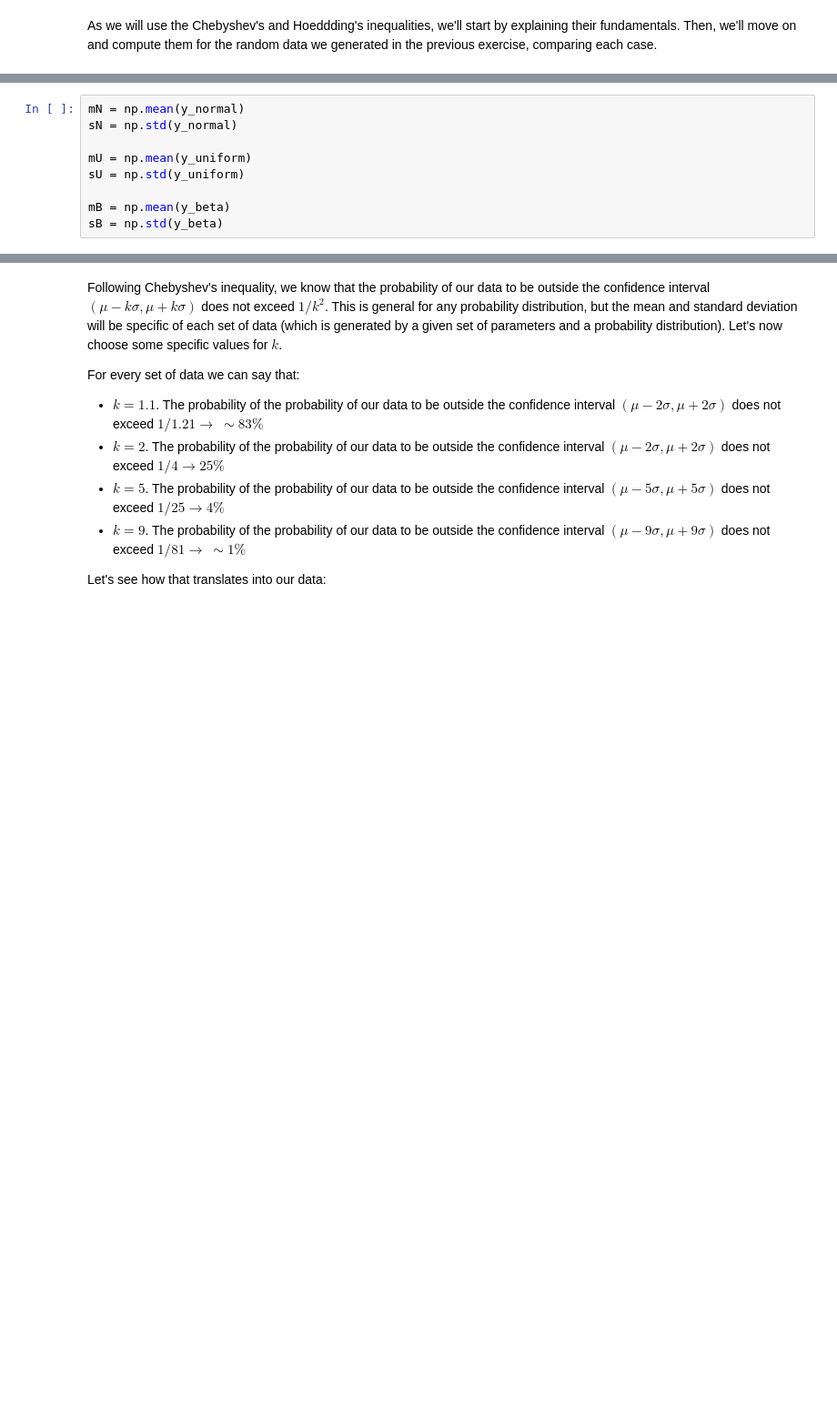
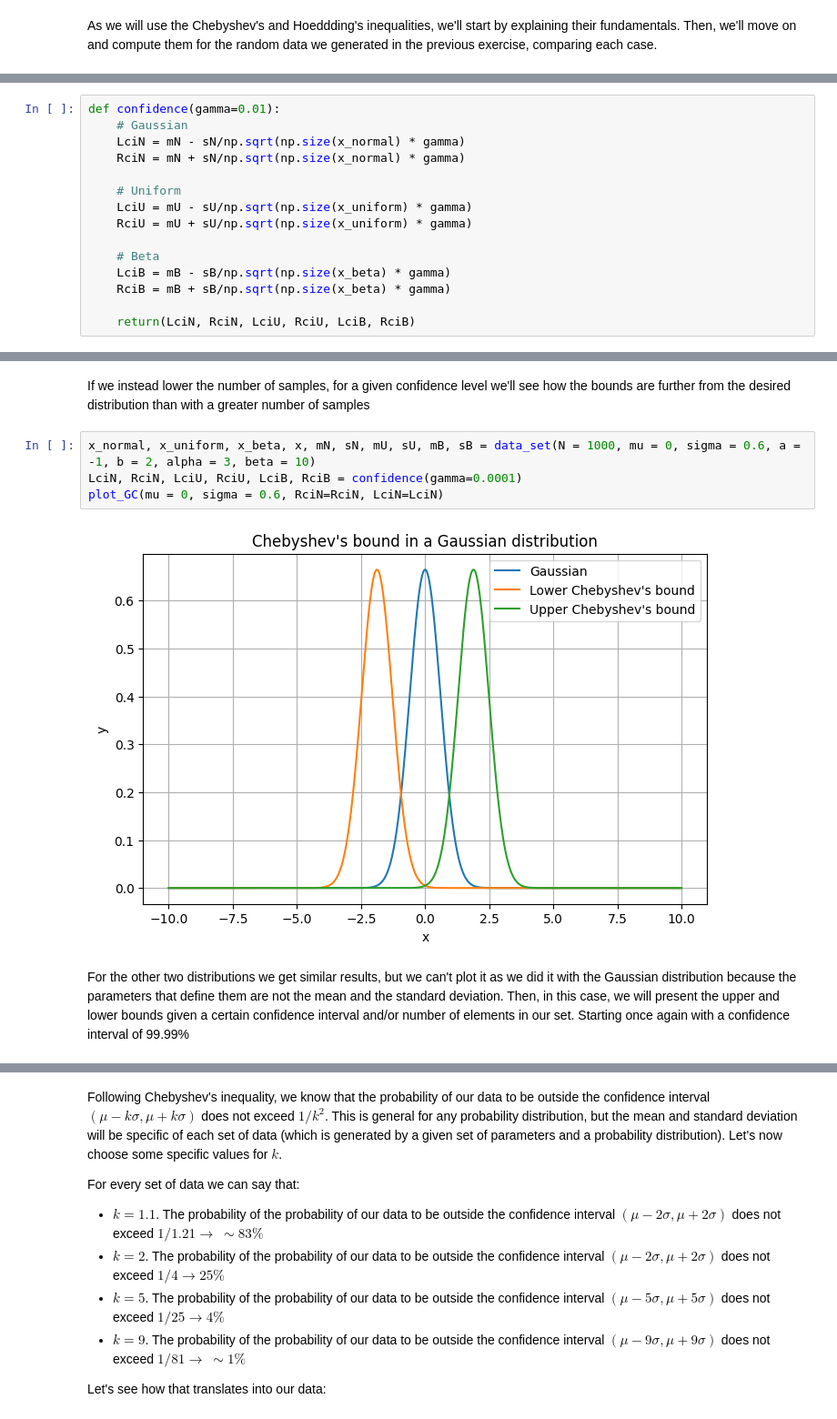
Before and after one commit to g1nj0L/AAQL_2025, a Jupyter notebook: problemes/problem_1.ipynb, the cells around one changed output, grey strips where cells are left out. Shown at 91% size. Cells and saved outputs as stored; diff of their text form; blank space fills up the shorter version.

```diff
--- a/problemes/problem_1.ipynb
+++ b/problemes/problem_1.ipynb
@@ -97,9 +107,0 @@ Compute its mean and standard deviation (for the Chebyshev's inequality):
-# %%
-mN = np.mean(y_normal)
-sN = np.std(y_normal)
-
-mU = np.mean(y_uniform)
-sU = np.std(y_uniform)
-
-mB = np.mean(y_beta)
-sB = np.std(y_beta)
@@ -105,0 +112,15 @@ sB = np.std(y_beta)
+# %%
+def confidence(gamma=0.01):
+    # Gaussian
+    LciN = mN - sN/np.sqrt(np.size(x_normal) * gamma)
+    RciN = mN + sN/np.sqrt(np.size(x_normal) * gamma)
+
+    # Uniform
+    LciU = mU - sU/np.sqrt(np.size(x_uniform) * gamma)
+    RciU = mU + sU/np.sqrt(np.size(x_uniform) * gamma)
+
+    # Beta
+    LciB = mB - sB/np.sqrt(np.size(x_beta) * gamma)
+    RciB = mB + sB/np.sqrt(np.size(x_beta) * gamma)
+
+    return(LciN, RciN, LciU, RciU, LciB, RciB)
@@ -105,0 +190,10 @@ sB = np.std(y_beta)
+# %% [markdown]
+If we instead lower the number of samples, for a given confidence level we'll see how the bounds are further from the desired distribution than with a greater number of samples
+# %%
+x_normal, x_uniform, x_beta, x, mN, sN, mU, sU, mB, sB = data_set(N = 1000, mu = 0, sigma = 0.6, a = -1, b = 2, alpha = 3, beta = 10)
+LciN, RciN, LciU, RciU, LciB, RciB = confidence(gamma=0.0001)
+plot_GC(mu = 0, sigma = 0.6, RciN=RciN, LciN=LciN)
+# %% [output]
+[figure, added]
+# %% [markdown]
+For the other two distributions we get similar results, but we can't plot it as we did it with the Gaussian distribution because the parameters that define them are not the mean and the standard deviation. Then, in this case, we will present the upper and lower bounds given a certain confidence interval and/or number of elements in our set. Starting once again with a confidence interval of 99.99%
```
Also changed, not shown: parts of 18 cells of this notebook.
